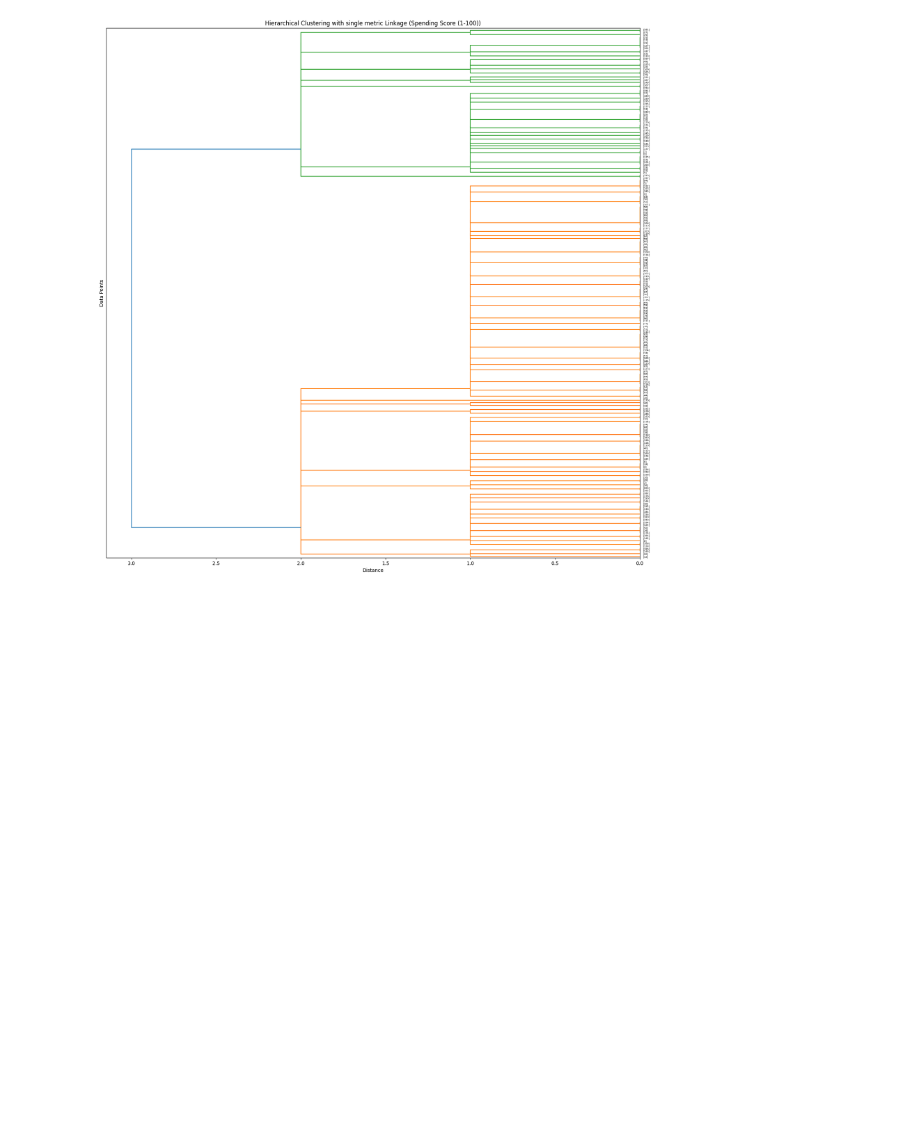
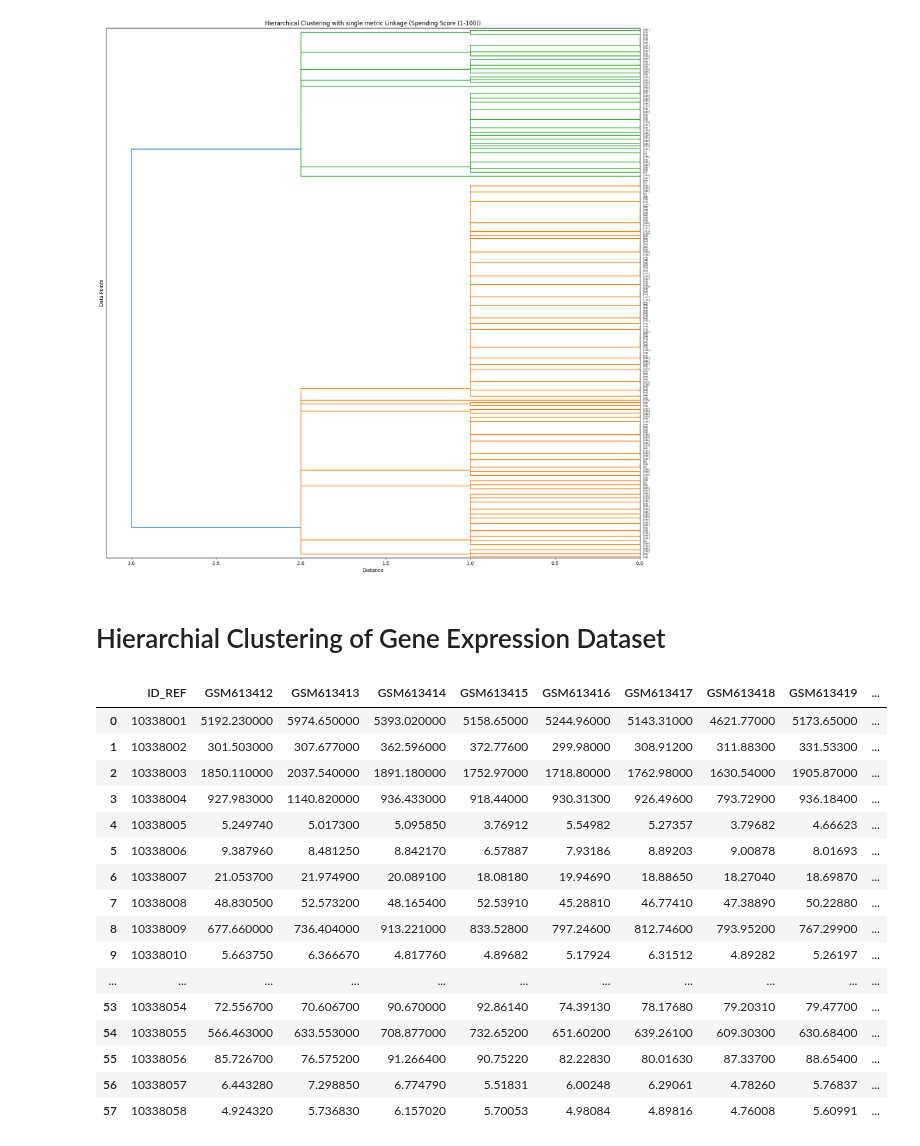
Before and after one commit to ROHIT32767/SMAI-A2, a Jupyter notebook: Hierarchial_Clustering.ipynb, the cells around one changed output. Cells and saved outputs as stored; diff of their text form; code cells hidden in the pictures; blank space fills up the shorter version.

```diff
--- a/Hierarchial_Clustering.ipynb
+++ b/Hierarchial_Clustering.ipynb
@@ -49,3 +49,30 @@ for features in feature_combinations:
 [figure]
 [figure]
 [figure]
+# %% [markdown]
+# Hierarchial Clustering of Gene Expression Dataset
+# %%
+gene_data = pd.read_csv('gene.csv') # reading data 200 rows x 5 columns
+display(gene_data)
+# linkage_metrics = ['single','complete','average','weighted','centroid','median','ward']
+linkage_metrics = ['single']
+# feature_combinations = [['Genre'],['Age'],['Annual Income (k$)'],['Spending Score (1-100)'],['Genre','Age','Annual Income (k$)','Spending Score (1-100)']]
+feature_combinations = [['ID_REF'],['GSM613412'],['Annual Income (k$)'],['Spending Score (1-100)']]
+# %% [output]
+|  | ID_REF | GSM613412 | GSM613413 | GSM613414 | GSM613415 | GSM613416 | GSM613417 | GSM613418 | GSM613419 | ... |
+| 0 | 10338001 | 5192.230000 | 5974.650000 | 5393.020000 | 5158.65000 | 5244.96000 | 5143.31000 | 4621.77000 | 5173.65000 | ... |
+| 1 | 10338002 | 301.503000 | 307.677000 | 362.596000 | 372.77600 | 299.98000 | 308.91200 | 311.88300 | 331.53300 | ... |
+| 2 | 10338003 | 1850.110000 | 2037.540000 | 1891.180000 | 1752.97000 | 1718.80000 | 1762.98000 | 1630.54000 | 1905.87000 | ... |
+| 3 | 10338004 | 927.983000 | 1140.820000 | 936.433000 | 918.44000 | 930.31300 | 926.49600 | 793.72900 | 936.18400 | ... |
+| 4 | 10338005 | 5.249740 | 5.017300 | 5.095850 | 3.76912 | 5.54982 | 5.27357 | 3.79682 | 4.66623 | ... |
+| 5 | 10338006 | 9.387960 | 8.481250 | 8.842170 | 6.57887 | 7.93186 | 8.89203 | 9.00878 | 8.01693 | ... |
+| 6 | 10338007 | 21.053700 | 21.974900 | 20.089100 | 18.08180 | 19.94690 | 18.88650 | 18.27040 | 18.69870 | ... |
+| 7 | 10338008 | 48.830500 | 52.573200 | 48.165400 | 52.53910 | 45.28810 | 46.77410 | 47.38890 | 50.22880 | ... |
+| 8 | 10338009 | 677.660000 | 736.404000 | 913.221000 | 833.52800 | 797.24600 | 812.74600 | 793.95200 | 767.29900 | ... |
+| 9 | 10338010 | 5.663750 | 6.366670 | 4.817760 | 4.89682 | 5.17924 | 6.31512 | 4.89282 | 5.26197 | ... |
+| ... | ... | ... | ... | ... | ... | ... | ... | ... | ... | ... |
+| 53 | 10338054 | 72.556700 | 70.606700 | 90.670000 | 92.86140 | 74.39130 | 78.17680 | 79.20310 | 79.47700 | ... |
+| 54 | 10338055 | 566.463000 | 633.553000 | 708.877000 | 732.65200 | 651.60200 | 639.26100 | 609.30300 | 630.68400 | ... |
+| 55 | 10338056 | 85.726700 | 76.575200 | 91.266400 | 90.75220 | 82.22830 | 80.01630 | 87.33700 | 88.65400 | ... |
+| 56 | 10338057 | 6.443280 | 7.298850 | 6.774790 | 5.51831 | 6.00248 | 6.29061 | 4.78260 | 5.76837 | ... |
+| 57 | 10338058 | 4.924320 | 5.736830 | 6.157020 | 5.70053 | 4.98084 | 4.89816 | 4.76008 | 5.60991 | ... |
```
Also changed, not shown: 2 other files.
